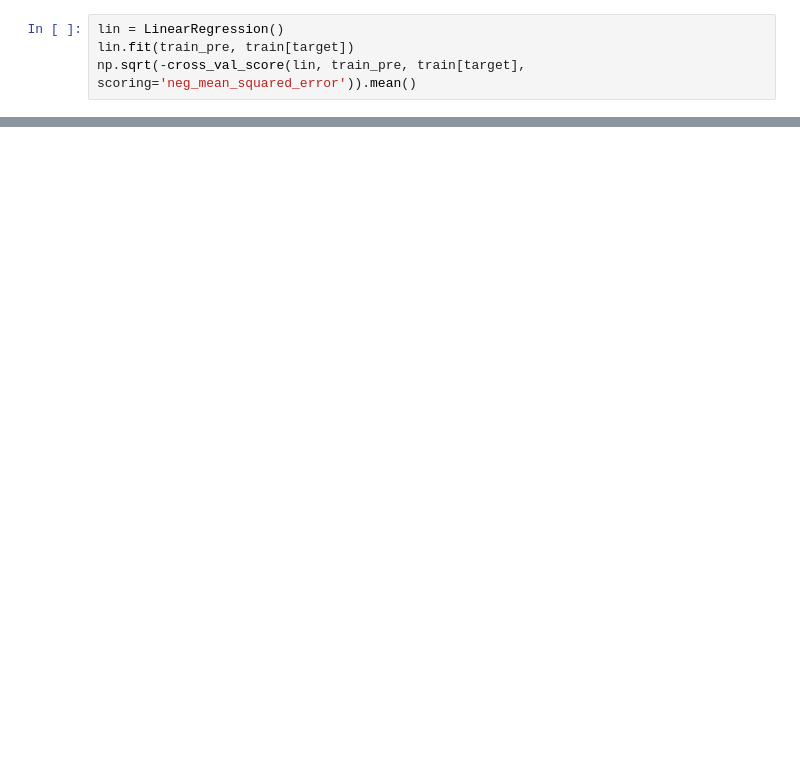
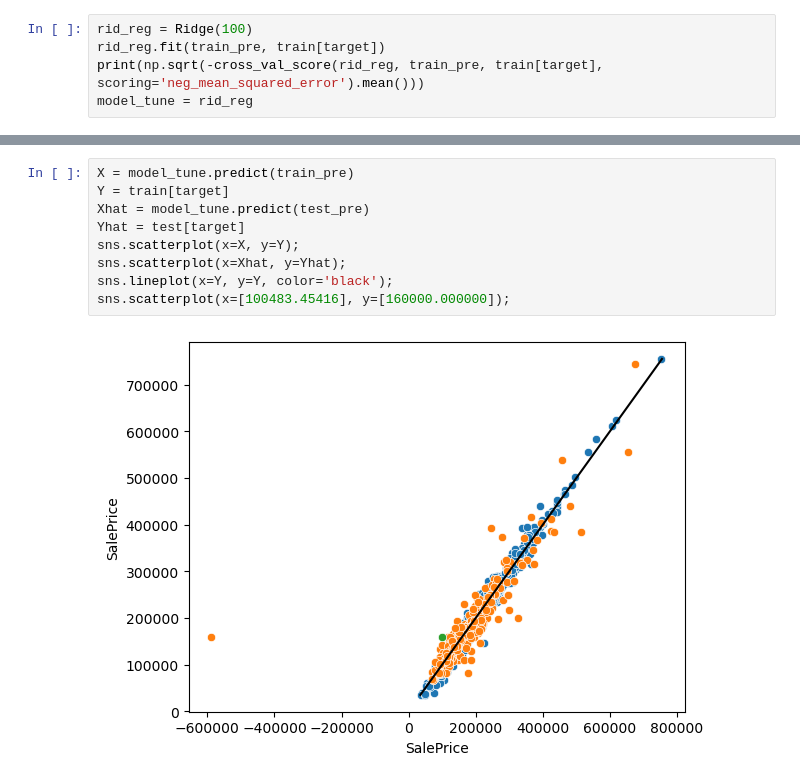
Before and after one commit to angelocandari/kag-house-price, a Jupyter notebook: house-prices.ipynb, the cells around one changed output, grey strips where cells are left out. Drawn from its saved outputs; the diff is of its cells as text; blank space fills up the shorter version.

```diff
--- a/house-prices.ipynb
+++ b/house-prices.ipynb
@@ -205,5 +418,6 @@ from sklearn.ensemble import RandomForestRegressor
 # %%
-lin = LinearRegression()
-lin.fit(train_pre, train[target])
-np.sqrt(-cross_val_score(lin, train_pre, train[target], scoring='neg_mean_squared_error')).mean()
+rid_reg = Ridge(100)
+rid_reg.fit(train_pre, train[target])
+print(np.sqrt(-cross_val_score(rid_reg, train_pre, train[target], scoring='neg_mean_squared_error').mean()))
+model_tune = rid_reg
 # %% [output]
@@ -297,0 +460,11 @@ pd.DataFrame({
+# %%
+X = model_tune.predict(train_pre)
+Y = train[target]
+Xhat = model_tune.predict(test_pre)
+Yhat = test[target]
+sns.scatterplot(x=X, y=Y);
+sns.scatterplot(x=Xhat, y=Yhat);
+sns.lineplot(x=Y, y=Y, color='black');
+sns.scatterplot(x=[100483.45416], y=[160000.000000]);
+# %% [output]
+[figure, added]
```
Also changed, not shown: parts of 52 cells of this notebook.
